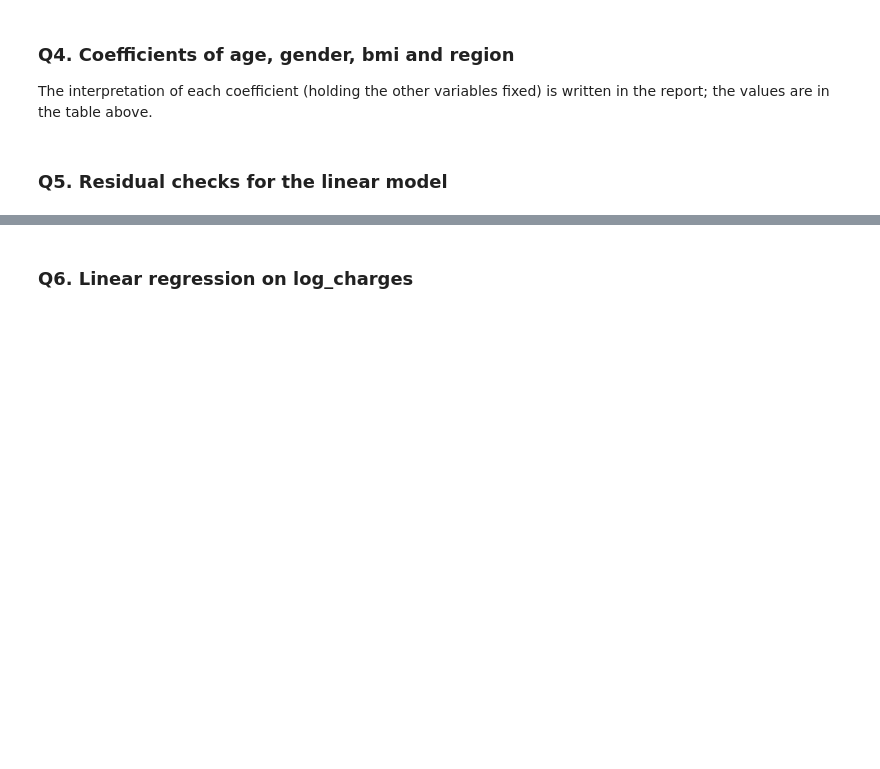
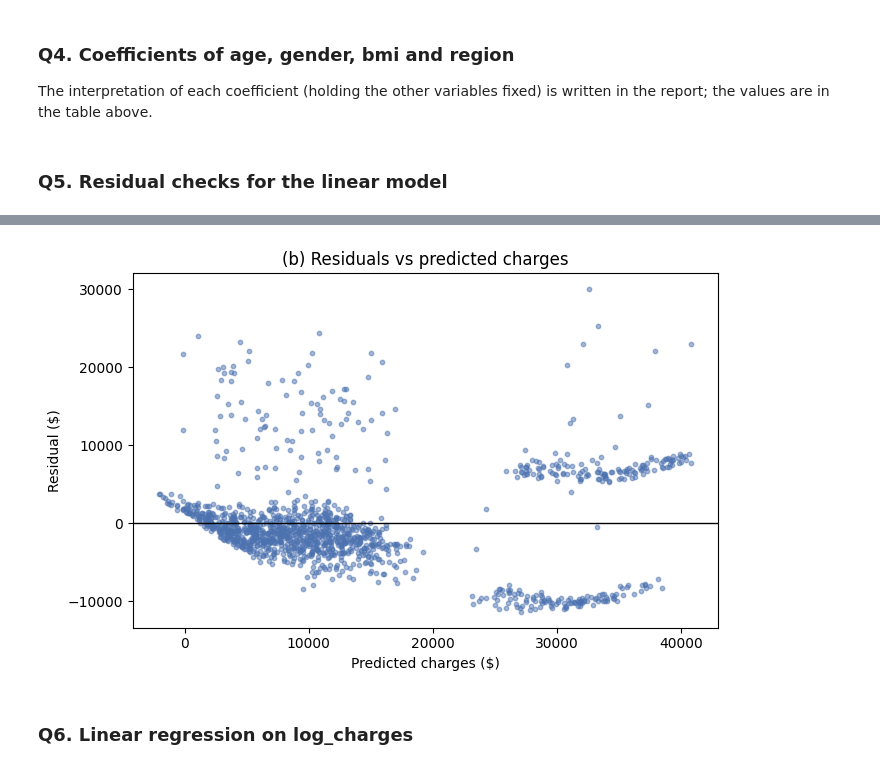
Before and after one commit to Mturco3/insurance-charges-regression, a Jupyter notebook: notebooks/insurance_regression.ipynb, the cells around one changed output, grey strips where cells are left out. Saved outputs shown, nothing was run; the diff lists cells and outputs as text; code cells hidden in the pictures; blank space fills up the shorter version.

```diff
--- a/notebooks/insurance_regression.ipynb
+++ b/notebooks/insurance_regression.ipynb
@@ -221,3 +255,15 @@ plt.show()
+# %%
+plot_residuals_vs_fitted(
+    linear_model.fittedvalues,
+    linear_model.resid,
+    "(b) Residuals vs predicted charges",
+    "Predicted charges ($)",
+    "Residual ($)",
+    "#4c72b0",
+    "residuals_linear_vs_predicted.png"
+)
+# %% [output]
+[figure, added]
 # %% [markdown]
 ### Q6. Linear regression on log_charges
 # %%
```
Also changed, not shown: parts of 10 cells of this notebook, 8 other files.
